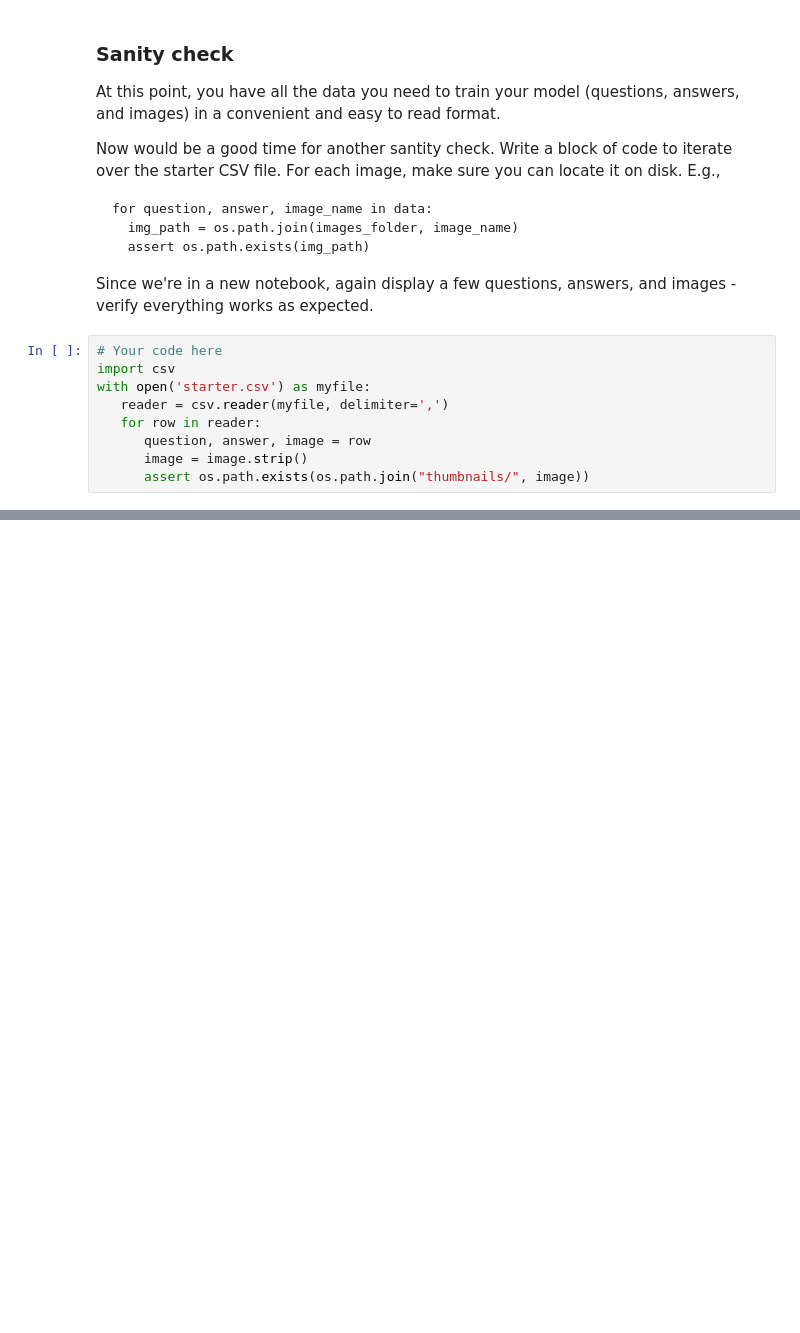
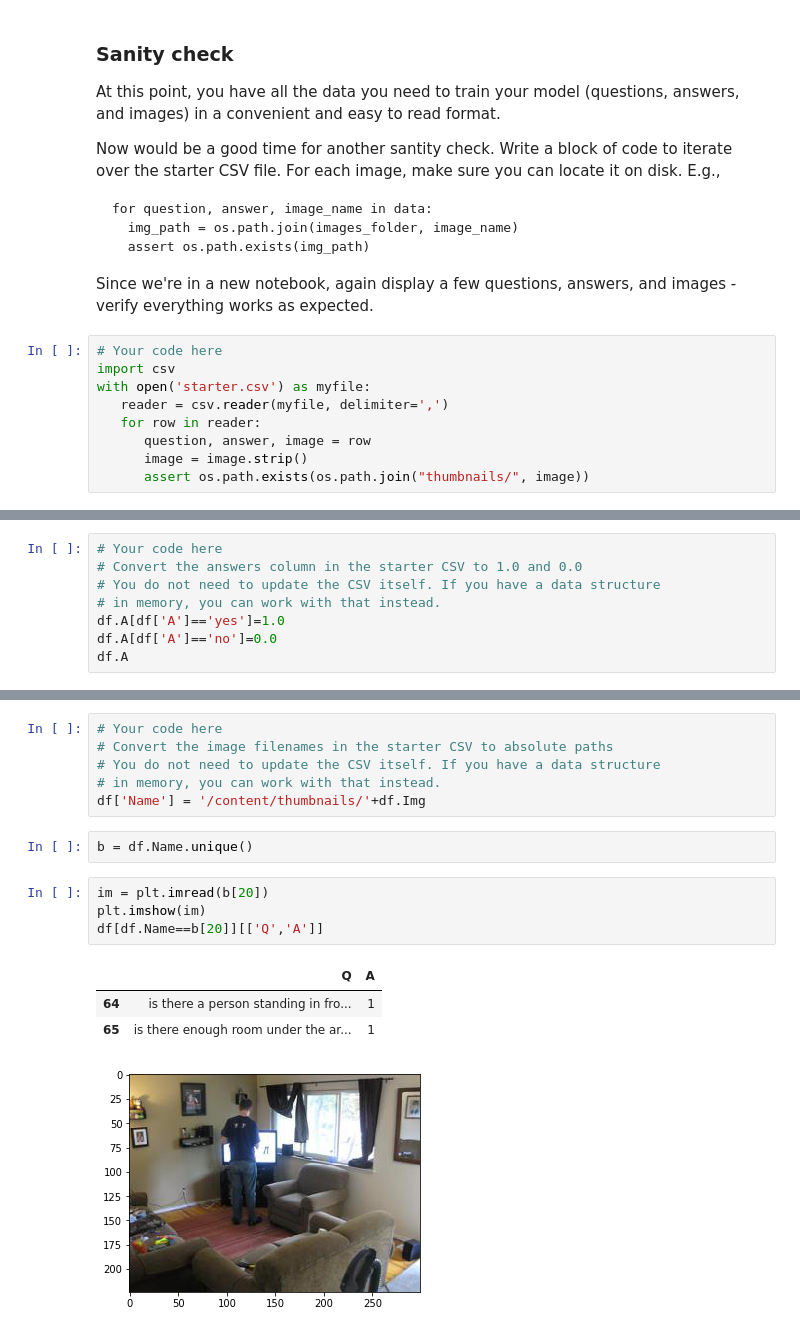
Before and after one commit to ysjbluemoon/Applied-Deep-Learning, a Jupyter notebook: Assignment 4/a4_2.ipynb, the cells around one changed output, grey strips where cells are left out. Saved outputs shown, nothing was run; the diff lists cells and outputs as text; blank space fills up the shorter version.

Commit message:
Data manipulation

```diff
--- a/Assignment 4/a4_2.ipynb
+++ b/Assignment 4/a4_2.ipynb
@@ -99,0 +141,8 @@ with open('starter.csv') as myfile:
+# %%
+# Your code here
+# Convert the answers column in the starter CSV to 1.0 and 0.0
+# You do not need to update the CSV itself. If you have a data structure
+# in memory, you can work with that instead.
+df.A[df['A']=='yes']=1.0
+df.A[df['A']=='no']=0.0
+df.A
@@ -99,0 +166,17 @@ with open('starter.csv') as myfile:
+# %%
+# Your code here
+# Convert the image filenames in the starter CSV to absolute paths
+# You do not need to update the CSV itself. If you have a data structure
+# in memory, you can work with that instead.
+df['Name'] = '/content/thumbnails/'+df.Img
+# %%
+b = df.Name.unique()
+# %%
+im = plt.imread(b[20])
+plt.imshow(im)
+df[df.Name==b[20]][['Q','A']]
+# %% [output]
+|  | Q | A |
+| 64 | is there a person standing in fro... | 1 |
+| 65 | is there enough room under the ar... | 1 |
+[figure, added]
```
Also changed, not shown: parts of 13 cells of this notebook.
